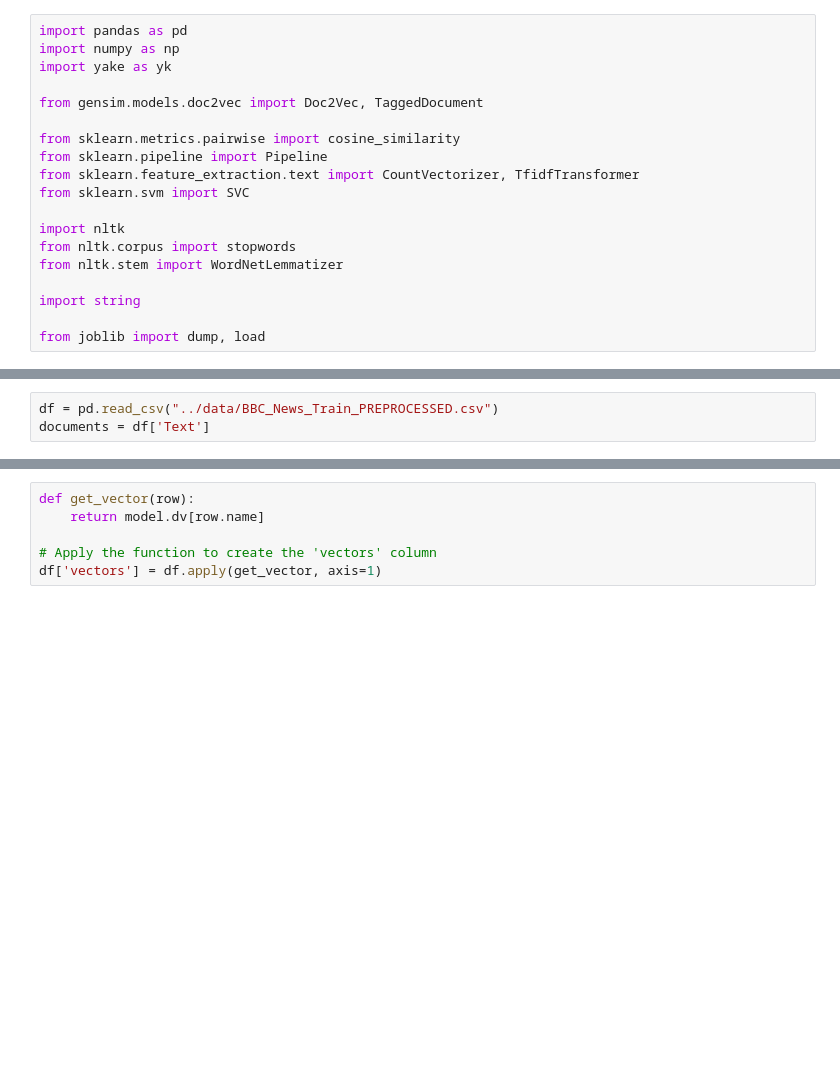
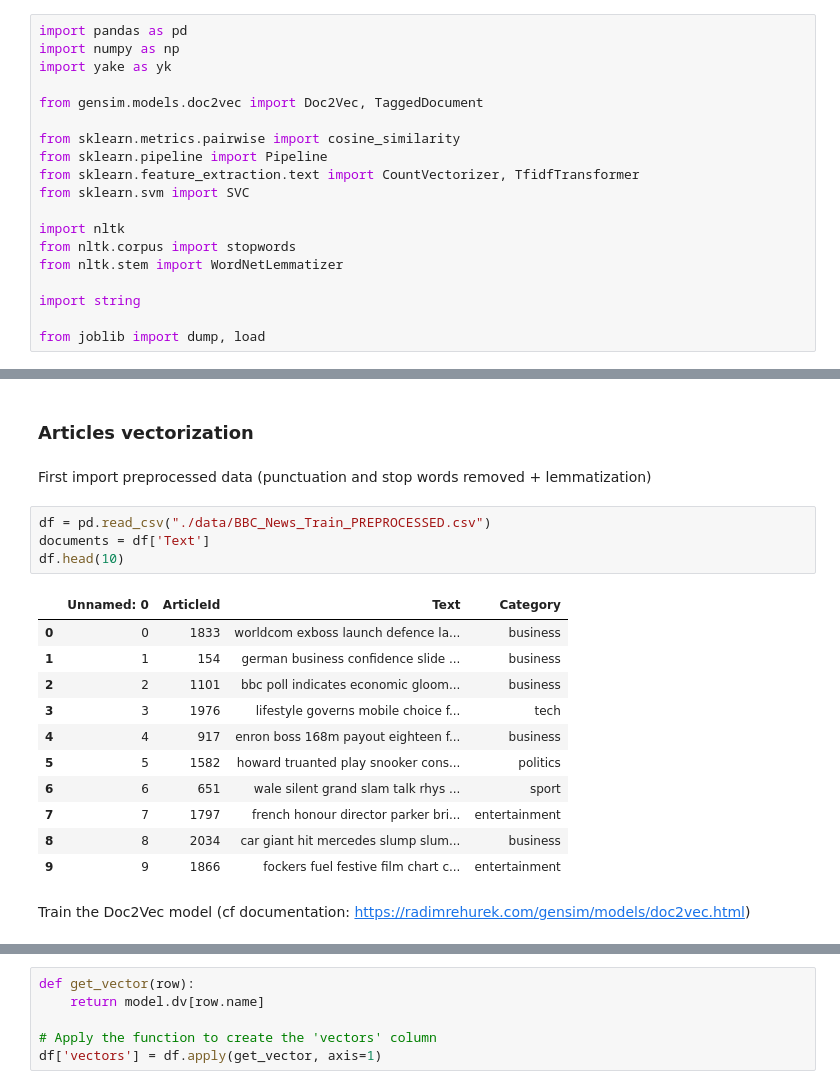
Before and after one commit to Marouan-git/BBC_news_classification, a Jupyter notebook: articles_recommendations.ipynb, the cells around one changed output, grey strips where cells are left out. Drawn from its saved outputs; the diff is of its cells as text; blank space fills up the shorter version.

```diff
--- a/BBC_news_classification/articles_recommendations.ipynb
+++ b/articles_recommendations.ipynb
@@ -40,4 +51,23 @@ This approach enables the recommendation of article based on their semantic simi
+# %% [markdown]
+### Articles vectorization
+# %% [markdown]
+First import preprocessed data (punctuation and stop words removed + lemmatization)
 # %%
-df = pd.read_csv("../data/BBC_News_Train_PREPROCESSED.csv")
+df = pd.read_csv("./data/BBC_News_Train_PREPROCESSED.csv")
 documents = df['Text']
+df.head(10)
+# %% [output]
+|  | Unnamed: 0 | ArticleId | Text | Category |
+| 0 | 0 | 1833 | worldcom exboss launch defence la... | business |
+| 1 | 1 | 154 | german business confidence slide ... | business |
+| 2 | 2 | 1101 | bbc poll indicates economic gloom... | business |
+| 3 | 3 | 1976 | lifestyle governs mobile choice f... | tech |
+| 4 | 4 | 917 | enron boss 168m payout eighteen f... | business |
+| 5 | 5 | 1582 | howard truanted play snooker cons... | politics |
+| 6 | 6 | 651 | wale silent grand slam talk rhys ... | sport |
+| 7 | 7 | 1797 | french honour director parker bri... | entertainment |
+| 8 | 8 | 2034 | car giant hit mercedes slump slum... | business |
+| 9 | 9 | 1866 | fockers fuel festive film chart c... | entertainment |
+# %% [markdown]
+Train the Doc2Vec model (cf documentation: https://radimrehurek.com/gensim/models/doc2vec.html)
 # %%
```
Also changed, not shown: parts of 41 cells of this notebook, 2 other files.
